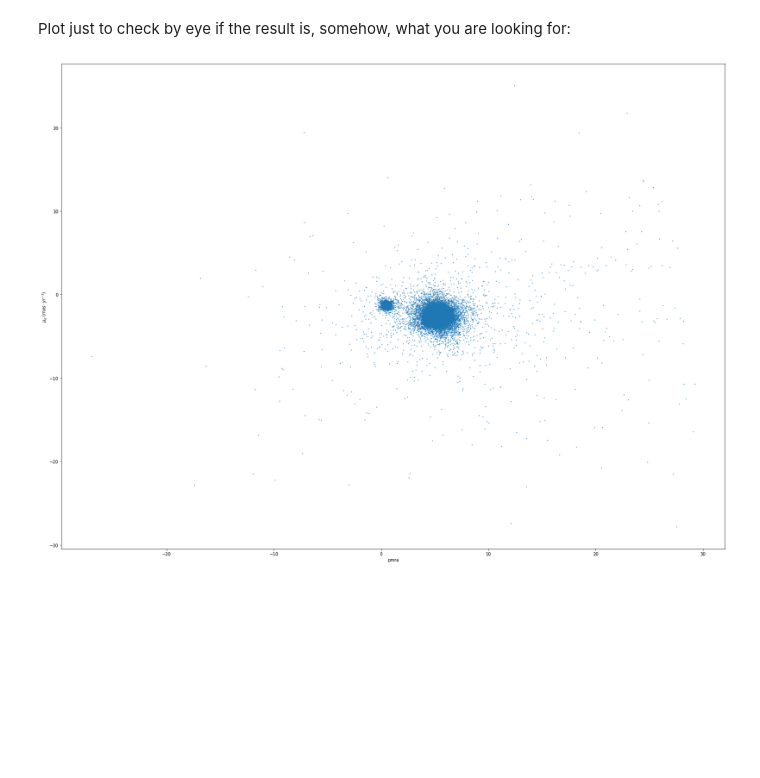
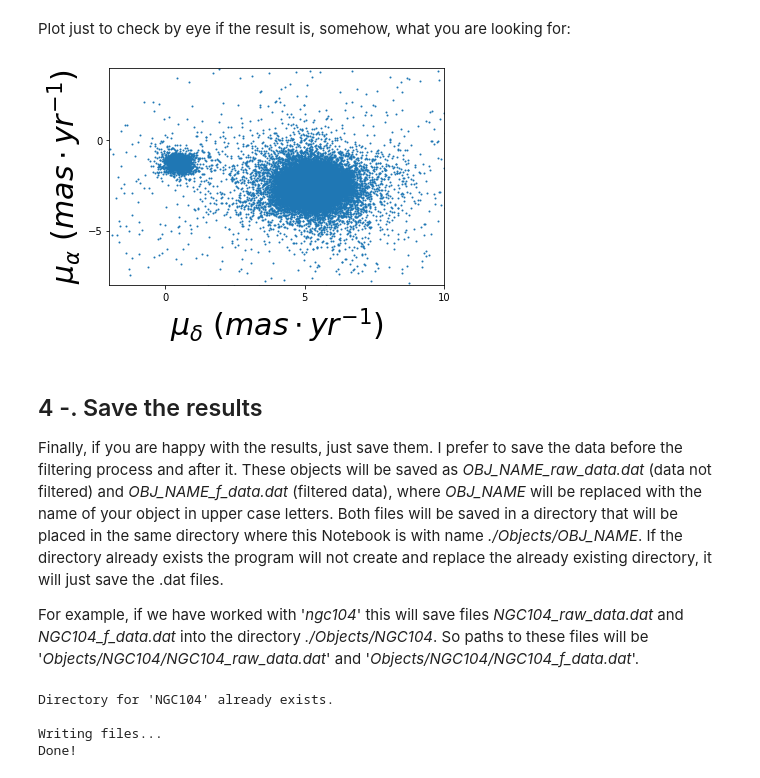
Before and after one commit to GunZF0x/astrogaia-jupyter, a Jupyter notebook: 1_Get_and_save_data_from_Astroquery.ipynb, the cells around one changed output. Drawn from its saved outputs; the diff is of its cells as text; code cells hidden in the pictures; blank space fills up the shorter version.

Commit message:
Adding 'Save file' section to Jupyter Notebook

```diff
--- a/1_Get_and_save_data_from_Astroquery.ipynb
+++ b/1_Get_and_save_data_from_Astroquery.ipynb
@@ -163,14 +280,14 @@ These primary filters, in summary, are the following:
 
 3. Discard all data with a proper motion error, in right ascension or declination, greater than 0.35 mas/yr.
 # %%
-from astropy.io import ascii
-from astropy.table import vstack, Table
-
 ### Filter values (EDITABLE)
 max_pm_error = 0.35 # mas / yr
 max_pm_ra = 30. # mas / yr
 max_pm_dec = 30. # mas / yr
+faint_limit = 22. #mag
+bright_limit = -15. #mag
 
+original_length = len(r['source_id'])
 
 ### Filter by proper motion errors
 pmra_error_mask = r['pmra_error'] < max_pm_error
@@ -194,18 +311,23 @@ filtered_r = filtered_r[dec_error_mask]
 
 
 ###Filter by magnitudes values
-g_rp_mask = filtered_r['phot_rp_mean_mag'] < 22.
+g_rp_mask = filtered_r['phot_rp_mean_mag'] < faint_limit
 filtered_r = filtered_r[g_rp_mask]
-g_rp_mask = filtered_r['phot_rp_mean_mag'] > -15.
+g_rp_mask = filtered_r['phot_rp_mean_mag'] > bright_limit
 filtered_r = filtered_r[g_rp_mask]
 
 
-g_bp_mask = filtered_r['phot_bp_mean_mag'] < 22.
+g_bp_mask = filtered_r['phot_bp_mean_mag'] < faint_limit
 filtered_r = filtered_r[g_bp_mask]
-g_bp_mask = filtered_r['phot_bp_mean_mag'] > -15.
+g_bp_mask = filtered_r['phot_bp_mean_mag'] > bright_limit
 filtered_r = filtered_r[g_bp_mask]
 
-g_g_mask = filtered_r['phot_g_mean_mag'] < 22.
+g_g_mask = filtered_r['phot_g_mean_mag'] < faint_limit
 filtered_r = filtered_r[g_g_mask]
-g_g_mask = filtered_r['phot_g_mean_mag'] > -15.
+g_g_mask = filtered_r['phot_g_mean_mag'] > bright_limit
 filtered_r = filtered_r[g_g_mask]
+
+filtered_length = len(filtered_r['source_id'])
+
+print(f"Data before filter: {original_length}\nData after filter: {filtered_length}")
+print(f"Percentage filtered data: {round(100*(original_length - filtered_length)/original_length,2)}%")
@@ -239,10 +365,52 @@ Table length=54787
 # %% [markdown]
 Plot just to check by eye if the result is, somehow, what you are looking for:
 # %%
+x_limit = [-2., 10.]
+y_limit = [-8, 4.]
+
 plt.scatter(filtered_r['pmra'], filtered_r['pmdec'], s = 1)
-plt.ylabel(r'$\mu_\alpha \ (mas \cdot yr^{-1})$')
-plt.xlabel('pmra')
+label_fontsize = 30
+plt.ylabel(r'$\mu_\alpha \ (mas \cdot yr^{-1})$', fontsize = label_fontsize)
+plt.xlabel(r'$\mu_\delta \ (mas \cdot yr^{-1})$', fontsize = label_fontsize)
+plt.xlim(x_limit[0], x_limit[1])
+plt.ylim(y_limit[0], y_limit[1])
 plt.rcParams["figure.figsize"] = (28,21)
+matplotlib.rc('xtick', labelsize=25)
+matplotlib.rc('ytick', labelsize=25)
 plt.show()
 # %% [output]
-[figure, old version]
+[figure, new version]
+# %% [markdown]
+## 4 -. Save the results
+
+Finally, if you are happy with the results, just save them. I prefer to save the data before the filtering process and after it. These objects will be saved as *OBJ_NAME_raw_data.dat* (data not filtered) and *OBJ_NAME_f_data.dat* (filtered data), where *OBJ_NAME* will be replaced with the name of your object in upper case letters. Both files will be saved in a directory that will be placed in the same directory where this Notebook is with name *./Objects/OBJ_NAME*. If the directory already exists the program will not create and replace the already existing directory, it will just save the .dat files.
+
+For example, if we have worked with '*ngc104*' this will save files *NGC104_raw_data.dat* and *NGC104_f_data.dat* into the directory *./Objects/NGC104*. So paths to these files will be '*Objects/NGC104/NGC104_raw_data.dat*' and '*Objects/NGC104/NGC104_f_data.dat*'.
+# %%
+dir_path = f"./Objects/{object_name.upper()}"
+
+# Check whether the specified path exists or not
+isExist = os.path.exists(dir_path)
+isDir = os.path.isdir(dir_path)
+
+if isExist and isDir:
+    print(f"Directory for {object_name!r} already exists.")
+
+if not isExist:
+    print(f"Directory for {object_name!r} does not exist. Creating a new one...")
+    # Create a new directory because it does not exist
+    os.makedirs(dir_path)
+    print("The new directory is created!")
+
+filename_path = f"{dir_path}/{object_name.upper()}"
+
+print("\nWriting files...")
+#Finally, save raw and filtered data
+r.write(f"{filename_path}_raw_data.dat", format='ascii.ecsv', overwrite=True)
+filtered_r.write(f"{filename_path}_f_data.dat", format='ascii.ecsv', overwrite=True)
+print('Done!')
+# %% [output]
+Directory for 'NGC104' already exists.
+
+Writing files...
+Done!
```
Also changed, not shown: parts of 7 cells of this notebook, 1 other file.
